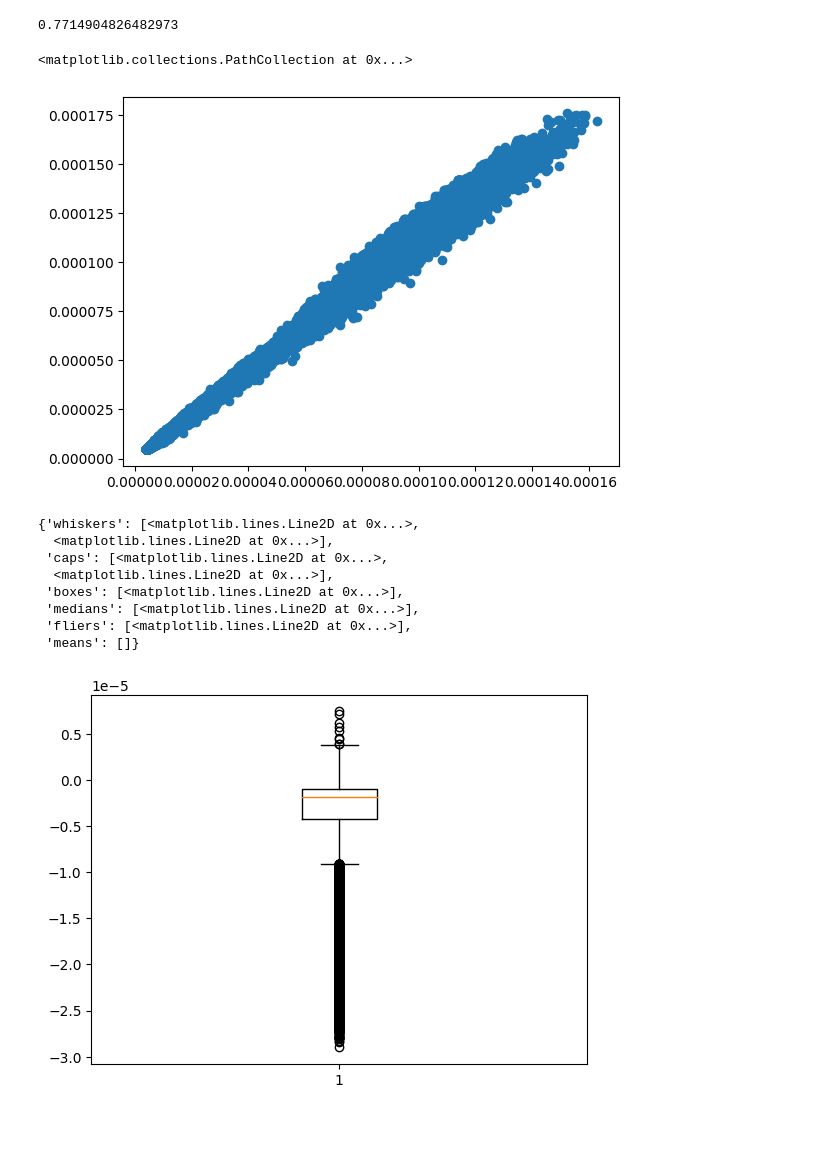
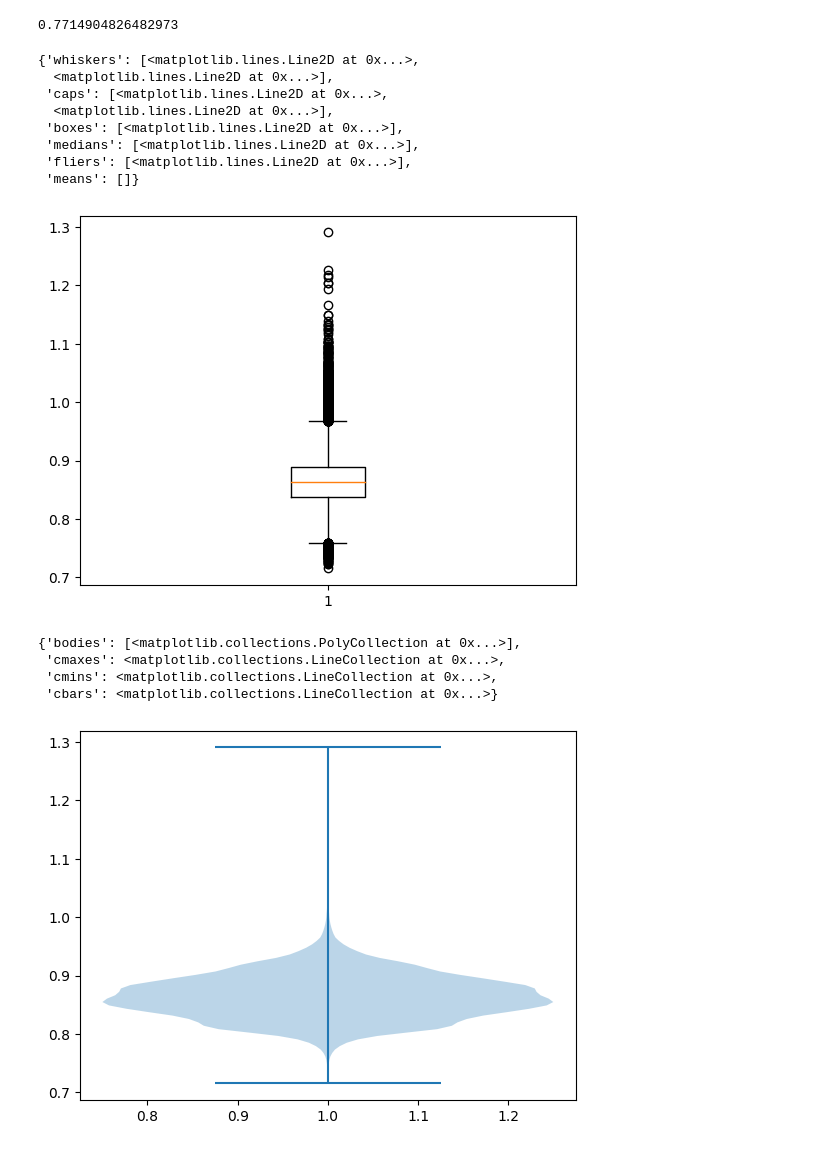
Before and after one commit to mederrata/bayesianquilts, a Jupyter notebook: notebooks/logistic_regression.ipynb, the cells around one changed output. Drawn from its saved outputs; the diff is of its cells as text; code cells hidden in the pictures.

```diff
--- a/notebooks/logistic_regression.ipynb
+++ b/notebooks/logistic_regression.ipynb
@@ -210,17 +214,20 @@ nu_sd = tf.math.reduce_std(nu, axis=0)
 # %%
-plt.scatter(eta_sd, nu_sd)
+plt.boxplot(eta_sd/nu_sd)
 # %% [output]
-<matplotlib.collections.PathCollection at 0x...>
+{'whiskers': [<matplotlib.lines.Line2D at 0x...>,
+  <matplotlib.lines.Line2D at 0x...>],
+ 'caps': [<matplotlib.lines.Line2D at 0x...>,
+  <matplotlib.lines.Line2D at 0x...>],
+ 'boxes': [<matplotlib.lines.Line2D at 0x...>],
+ 'medians': [<matplotlib.lines.Line2D at 0x...>],
+ 'fliers': [<matplotlib.lines.Line2D at 0x...>],
+ 'means': []}
-[figure, old version]
+[figure, new version]
 # %%
-plt.boxplot(eta_sd - nu_sd)
+plt.violinplot(eta_sd/nu_sd)
 # %% [output]
-{'whiskers': [<matplotlib.lines.Line2D at 0x...>,
-  <matplotlib.lines.Line2D at 0x...>],
- 'caps': [<matplotlib.lines.Line2D at 0x...>,
-  <matplotlib.lines.Line2D at 0x...>],
- 'boxes': [<matplotlib.lines.Line2D at 0x...>],
- 'medians': [<matplotlib.lines.Line2D at 0x...>],
- 'fliers': [<matplotlib.lines.Line2D at 0x...>],
- 'means': []}
+{'bodies': [<matplotlib.collections.PolyCollection at 0x...>],
+ 'cmaxes': <matplotlib.collections.LineCollection at 0x...>,
+ 'cmins': <matplotlib.collections.LineCollection at 0x...>,
+ 'cbars': <matplotlib.collections.LineCollection at 0x...>}
-[figure, old version]
+[figure, new version]
```
Also changed, not shown: parts of 1 cell of this notebook, 2 other files.
